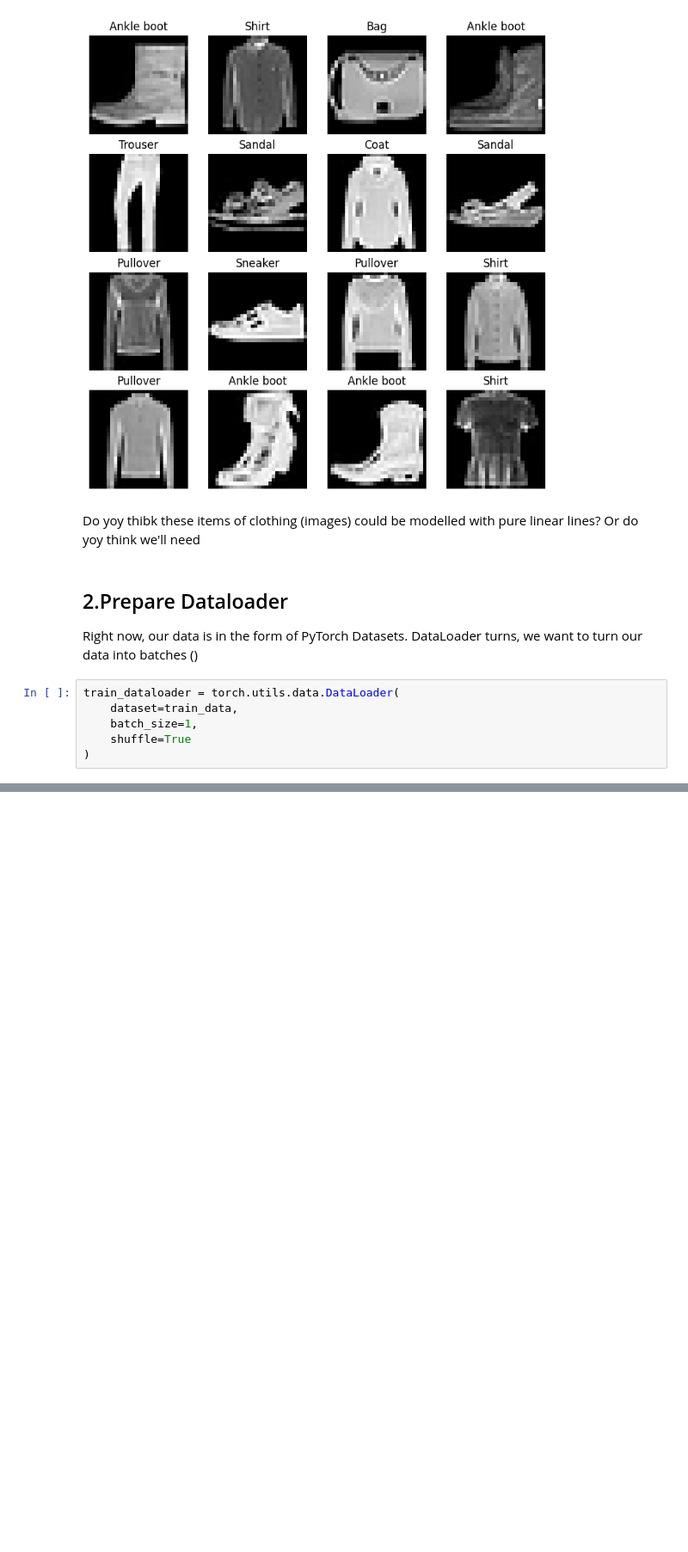
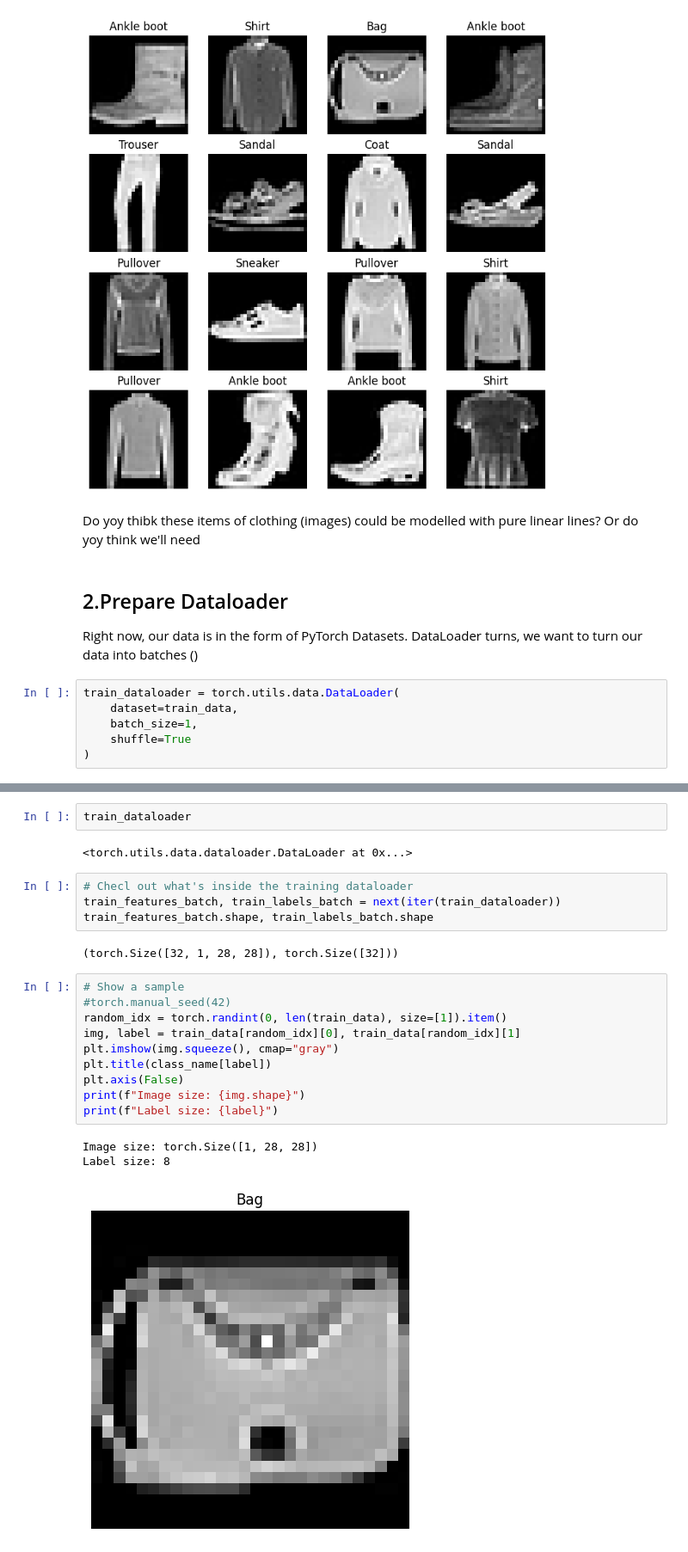
Before and after one commit to hasdasda/HoctheoPhamDinhKhanh, a Jupyter notebook: Chapter_3_–_Computer_Vision.ipynb, the cells around one changed output, grey strips where cells are left out. Shown at 86% size. Cells and saved outputs as stored; diff of their text form; blank space fills up the shorter version.

```diff
--- a/Chapter_3_–_Computer_Vision.ipynb
+++ b/Chapter_3_–_Computer_Vision.ipynb
@@ -146,0 +181,24 @@ train_dataloader = torch.utils.data.DataLoader(
+# %%
+train_dataloader
+# %% [output]
+<torch.utils.data.dataloader.DataLoader at 0x...>
+# %%
+# Checl out what's inside the training dataloader
+train_features_batch, train_labels_batch = next(iter(train_dataloader))
+train_features_batch.shape, train_labels_batch.shape
+# %% [output]
+(torch.Size([32, 1, 28, 28]), torch.Size([32]))
+# %%
+# Show a sample
+#torch.manual_seed(42)
+random_idx = torch.randint(0, len(train_data), size=[1]).item()
+img, label = train_data[random_idx][0], train_data[random_idx][1]
+plt.imshow(img.squeeze(), cmap="gray")
+plt.title(class_name[label])
+plt.axis(False)
+print(f"Image size: {img.shape}")
+print(f"Label size: {label}")
+# %% [output]
+Image size: torch.Size([1, 28, 28])
+Label size: 8
+[figure, added]
```
Also changed, not shown: parts of 3 cells of this notebook.
